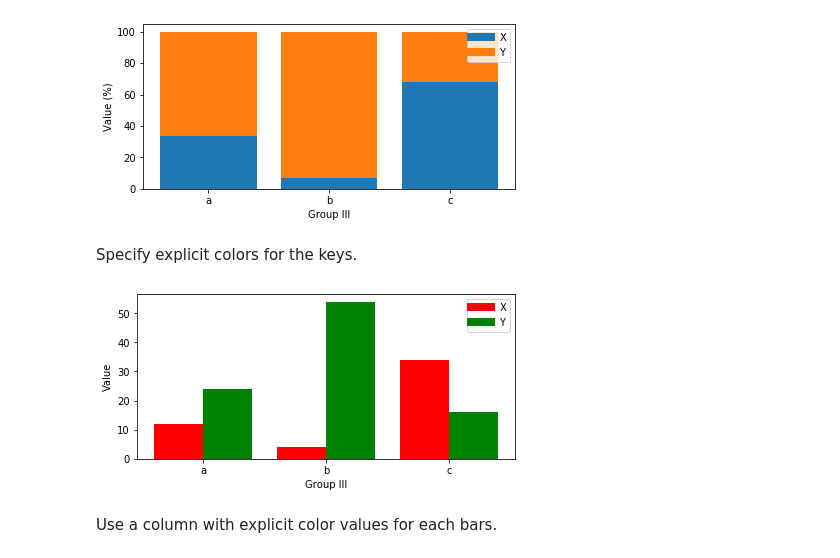
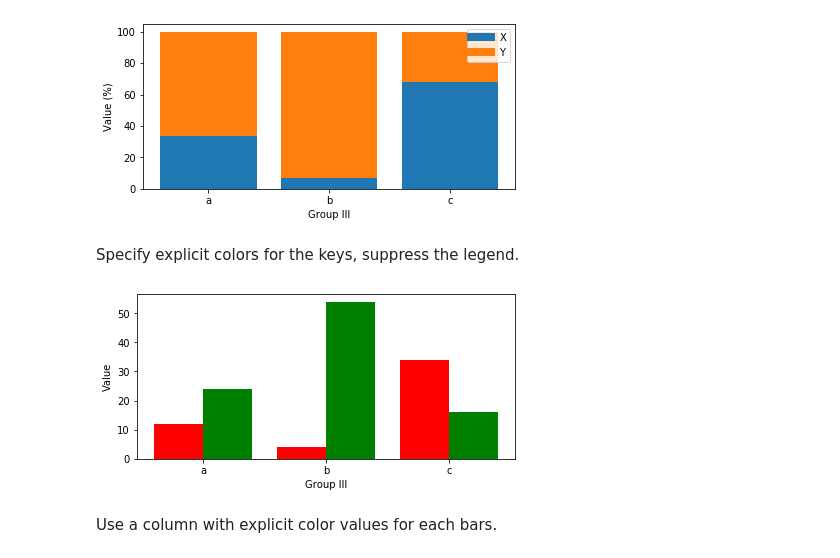
Before and after one commit to mastersign/mastersign-datascience, a Jupyter notebook: demo-plot.ipynb, the cells around one changed output. Drawn from its saved outputs; the diff is of its cells as text; code cells hidden in the pictures.

```diff
--- a/demo-plot.ipynb
+++ b/demo-plot.ipynb
@@ -224,12 +224,12 @@ pl.bar_groups(data_1, 'value', key_column='group2', label_column='group3',
 # %% [output]
 [figure]
 # %% [markdown]
-Specify explicit colors for the keys.
+Specify explicit colors for the keys, suppress the legend.
 # %%
 pl.bar_groups(data_1, 'value', key_column='group2', label_column='group3',
-              color={'X': 'red', 'Y': 'green'}, figsize=(6, 3))
+              color={'X': 'red', 'Y': 'green'}, legend=False, figsize=(6, 3))
 # %% [output]
-[figure, old version]
+[figure, new version]
 # %% [markdown]
 Use a column with explicit color values for each bars.
 # %%
```
Also changed, not shown: parts of 9 cells of this notebook.
